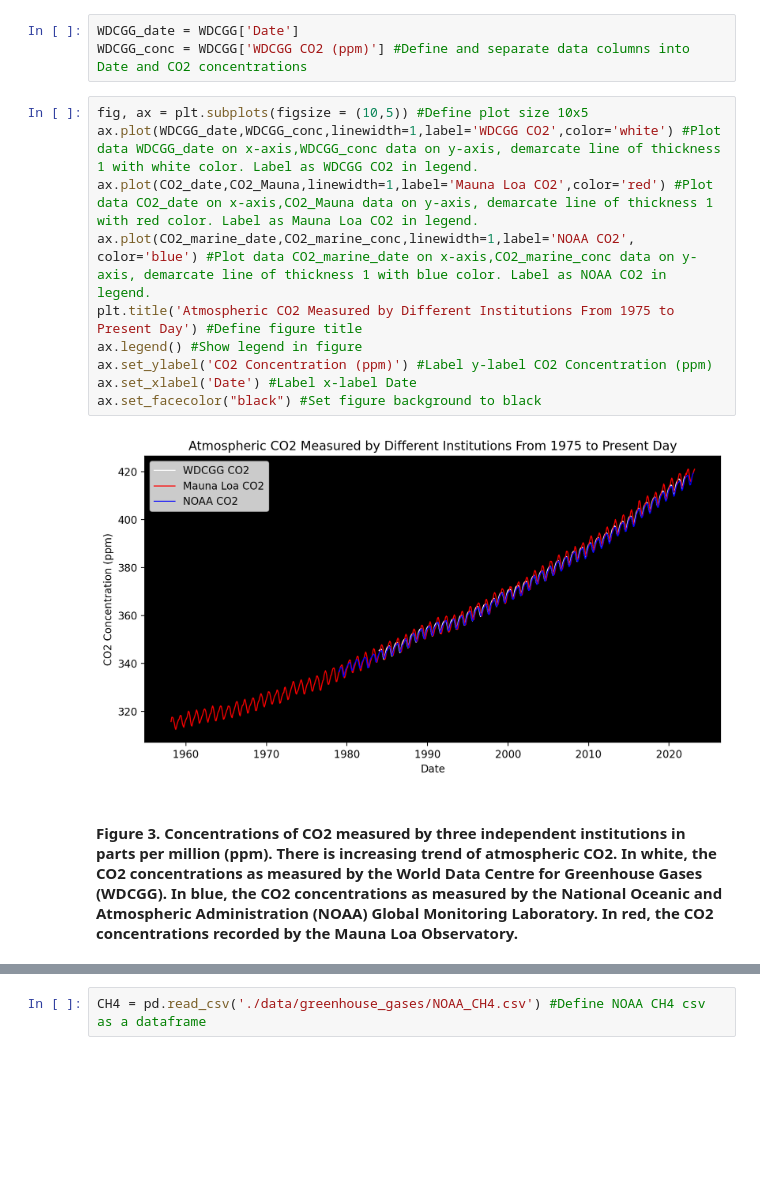
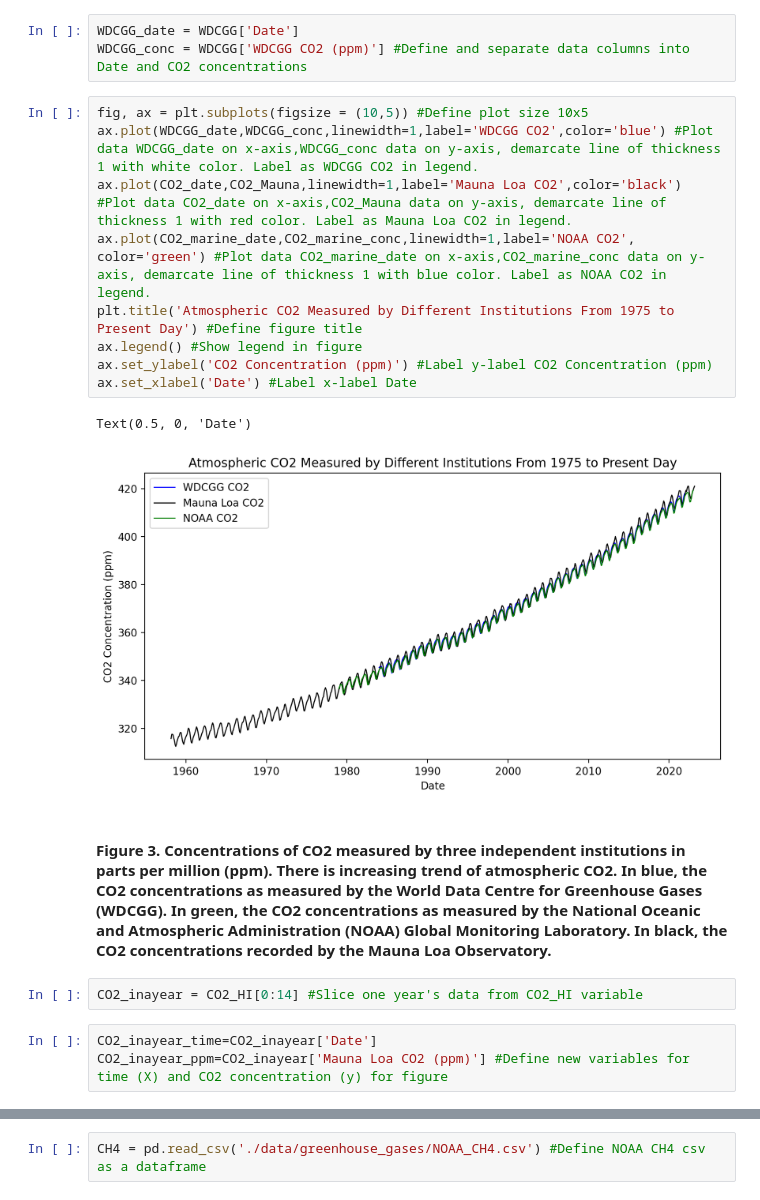
Before and after one commit to airrocker001/Miranda_MiniProj1, a Jupyter notebook: Miranda_Miniproject1.ipynb, the cells around one changed output, grey strips where cells are left out. Cells and saved outputs as stored; diff of their text form; blank space fills up the shorter version.

```diff
--- a/Miranda_Miniproject1.ipynb
+++ b/Miranda_Miniproject1.ipynb
@@ -101,15 +101,20 @@ WDCGG_date = WDCGG['Date']
 WDCGG_conc = WDCGG['WDCGG CO2 (ppm)'] #Define and separate data columns into Date and CO2 concentrations
 # %%
 fig, ax = plt.subplots(figsize = (10,5)) #Define plot size 10x5
-ax.plot(WDCGG_date,WDCGG_conc,linewidth=1,label='WDCGG CO2',color='white') #Plot data WDCGG_date on x-axis,WDCGG_conc data on y-axis, demarcate line of thickness 1 with white color. Label as WDCGG CO2 in legend.
-ax.plot(CO2_date,CO2_Mauna,linewidth=1,label='Mauna Loa CO2',color='red') #Plot data CO2_date on x-axis,CO2_Mauna data on y-axis, demarcate line of thickness 1 with red color. Label as Mauna Loa CO2 in legend.
-ax.plot(CO2_marine_date,CO2_marine_conc,linewidth=1,label='NOAA CO2', color='blue') #Plot data CO2_marine_date on x-axis,CO2_marine_conc data on y-axis, demarcate line of thickness 1 with blue color. Label as NOAA CO2 in legend.
+ax.plot(WDCGG_date,WDCGG_conc,linewidth=1,label='WDCGG CO2',color='blue') #Plot data WDCGG_date on x-axis,WDCGG_conc data on y-axis, demarcate line of thickness 1 with white color. Label as WDCGG CO2 in legend.
+ax.plot(CO2_date,CO2_Mauna,linewidth=1,label='Mauna Loa CO2',color='black') #Plot data CO2_date on x-axis,CO2_Mauna data on y-axis, demarcate line of thickness 1 with red color. Label as Mauna Loa CO2 in legend.
+ax.plot(CO2_marine_date,CO2_marine_conc,linewidth=1,label='NOAA CO2', color='green') #Plot data CO2_marine_date on x-axis,CO2_marine_conc data on y-axis, demarcate line of thickness 1 with blue color. Label as NOAA CO2 in legend.
 plt.title('Atmospheric CO2 Measured by Different Institutions From 1975 to Present Day') #Define figure title
 ax.legend() #Show legend in figure
 ax.set_ylabel('CO2 Concentration (ppm)') #Label y-label CO2 Concentration (ppm)
 ax.set_xlabel('Date') #Label x-label Date
-ax.set_facecolor("black") #Set figure background to black
 # %% [output]
+Text(0.5, 0, 'Date')
-[figure, old version]
+[figure, new version]
 # %% [markdown]
-#### **Figure 3.** Concentrations of CO2 measured by three independent institutions in parts per million (ppm). There is increasing trend of atmospheric CO2. In white, the CO2 concentrations as measured by the World Data Centre for Greenhouse Gases (WDCGG). In blue, the CO2 concentrations as measured by the National Oceanic and Atmospheric Administration (NOAA) Global Monitoring Laboratory. In red, the CO2 concentrations recorded by the Mauna Loa Observatory.
+#### **Figure 3.** Concentrations of CO2 measured by three independent institutions in parts per million (ppm). There is increasing trend of atmospheric CO2. In blue, the CO2 concentrations as measured by the World Data Centre for Greenhouse Gases (WDCGG). In green, the CO2 concentrations as measured by the National Oceanic and Atmospheric Administration (NOAA) Global Monitoring Laboratory. In black, the CO2 concentrations recorded by the Mauna Loa Observatory.
+# %%
+CO2_inayear = CO2_HI[0:14] #Slice one year's data from CO2_HI variable
+# %%
+CO2_inayear_time=CO2_inayear['Date']
+CO2_inayear_ppm=CO2_inayear['Mauna Loa CO2 (ppm)'] #Define new variables for time (X) and CO2 concentration (y) for figure
```
Also changed, not shown: parts of 30 cells of this notebook.
